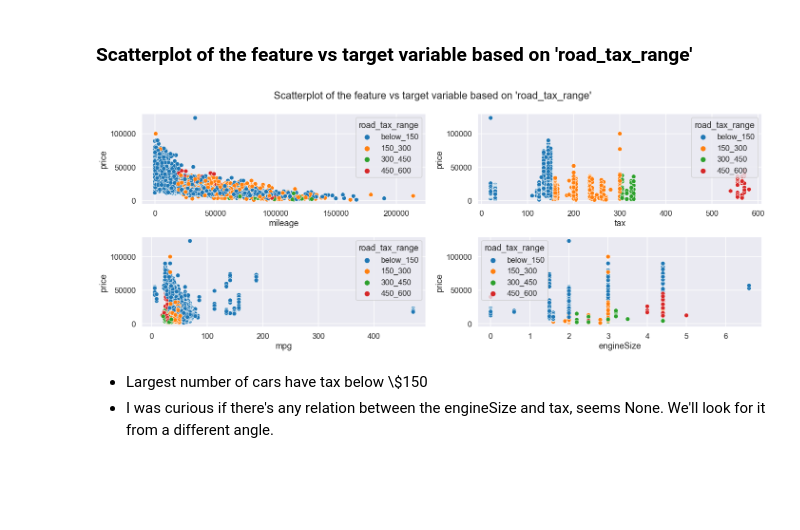
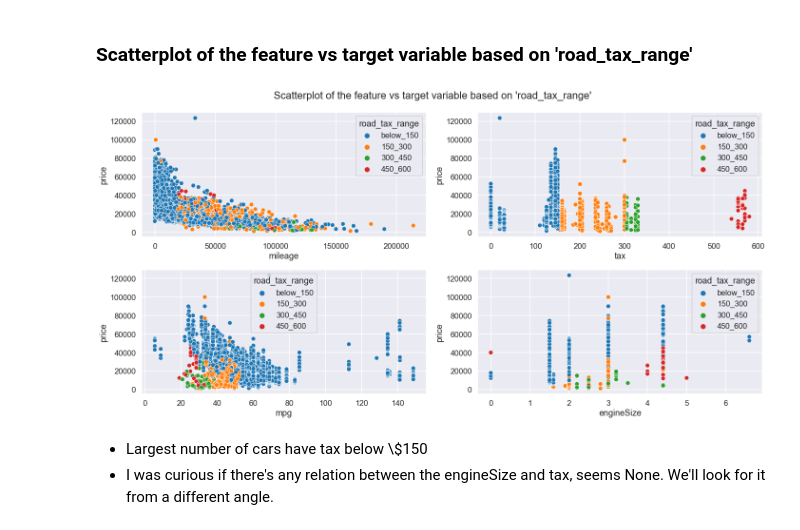
Before and after one commit to SKawsar/bmw_used_car, a Jupyter notebook: EDA.ipynb, the cells around one changed output. Cells and saved outputs as stored; diff of their text form; code cells hidden in the pictures; blank space fills up the shorter version.

```diff
--- a/EDA.ipynb
+++ b/EDA.ipynb
@@ -123,7 +130,7 @@ fuelType :  ['Diesel' 'Petrol' 'Other' 'Hybrid' 'Electric']
 - 7027 cars run by diesel. There are 5 different types of fuel type present in the dataset
 # %%
 # change the 'year' column data type from 'integer' to 'string'
-df['year'] = df['year'].astype('str')
+# df['year'] = df['year'].astype('str')
 # %% [markdown]
 #### Boxplot of the car models
 # %%
@@ -343,0 +356,2 @@ If we try to fit the each feature with the target variable 'price', we can see t
+# %%
+df = df[df['mpg'] <= 150]
@@ -350,7 +372,7 @@ If we try to fit the each feature with the target variable 'price', we can see t
 # engineSize 2L to 3L: large
 # engineSize 3L to 7L: Extra_Large
 df['Engine_Size'] = pd.cut(df['engineSize'],
-                           bins=[0,1,2,3,7],
+                           bins=[-1,1,2,3,8],
                            labels=["small", "medium", "large", "Extra_Large"])
 
 # create a new categorial feature 'road_tax_range'
@@ -359,7 +381,7 @@ df['Engine_Size'] = pd.cut(df['engineSize'],
 # road_tax_range $300 to $450: 300_450
 # road_tax_range $450 to $600: 450_600
 df['road_tax_range'] = pd.cut(df['tax'],
-                              bins=[0, 150, 300, 450, 600],
+                              bins=[-1, 150, 300, 450, 600],
                               labels=["below_150", "150_300", "300_450", "450_600"])
 
 # create a new categorial feature 'mileage_range'
@@ -368,7 +390,7 @@ df['road_tax_range'] = pd.cut(df['tax'],
 # mileage_range 100000 miles to 150000 miles : Medium
 # mileage_range 150000 miles to 214000 miles : Bad
 df['mileage_range'] = pd.cut(df['mileage'],
-                             bins=[0, 50000, 100000, 150000, 214000],
+                             bins=[-1, 50000, 100000, 150000, 214000],
                              labels=["Excellent", "Good", "Medium", "Bad"])
 
 df['year'] = df['year'].astype('int')
@@ -383,8 +405,10 @@ df ['car_age'] = 2021 - df['year']
 # car_age_range 15 to 20 years : 15<age<=20
 # car_age_range 20 to 25 years : 20<age<=25
 df['car_age_range'] = pd.cut(df['car_age'],
-                             bins=[0, 5, 10, 15, 20, 25],
-                             labels=["<=5", "5<age<=10", "10<age<=15", "15<age<=20", "20<age<=25"])
+                             bins=[-1, 5, 10, 15, 20, 25],
+                             labels=["below_5", "between_5_to_10", "between_10_to_15", "between_15_to_20", "greater_than_20"])
+
+df = df.drop('car_age', axis=1)
 # %% [markdown]
 #### Scatterplot of the feature vs target variable based on 'transmission'
 # %%
@@ -424,17 +448,17 @@ plt.show()
 # %% [markdown]
 ### Scatterplot of the feature vs target variable based on 'road_tax_range'
 # %%
-plt.figure(figsize=(20,8))
+plt.figure(figsize=(20,10))
 for i in range(len(numeric_features)):
 
     plt.subplot(2,2,i+1)
     sns.scatterplot(x=numeric_features[i], y=target, data=df, hue='road_tax_range')
 
 plt.suptitle("Scatterplot of the feature vs target variable based on 'road_tax_range'")
 plt.tight_layout()
 plt.show()
 # %% [output]
-[figure, old version]
+[figure, new version]
 # %% [markdown]
 - Largest number of cars have tax below \\$150
 - I was curious if there's any relation between the engineSize and tax, seems None. We'll look for it from a different angle.
```
Also changed, not shown: parts of 19 cells of this notebook, 3 other files.
